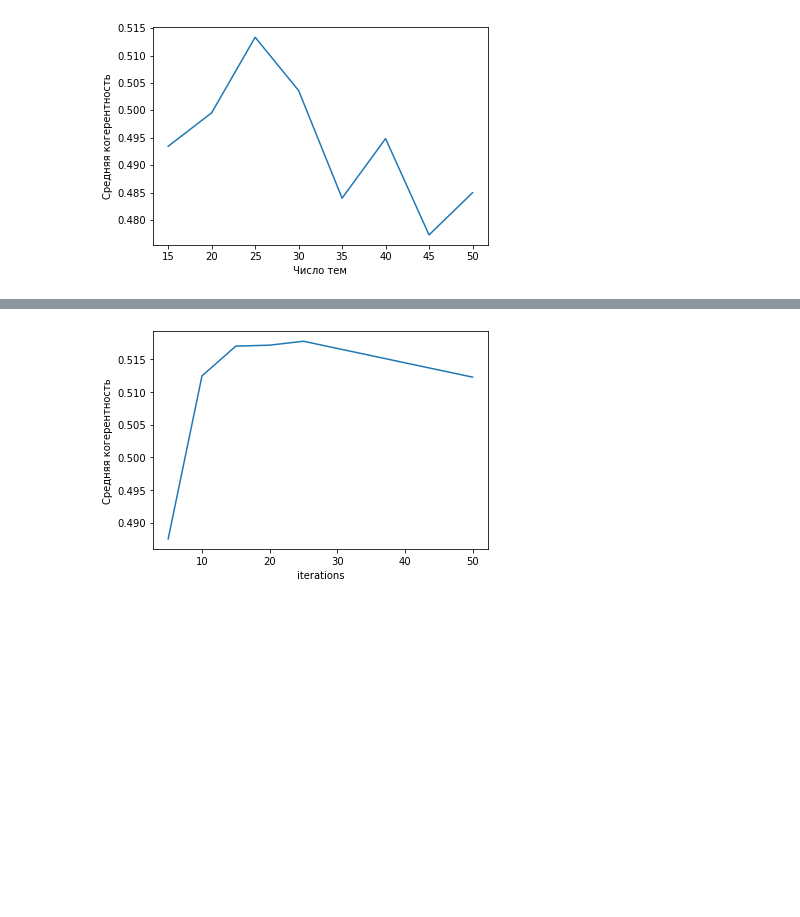
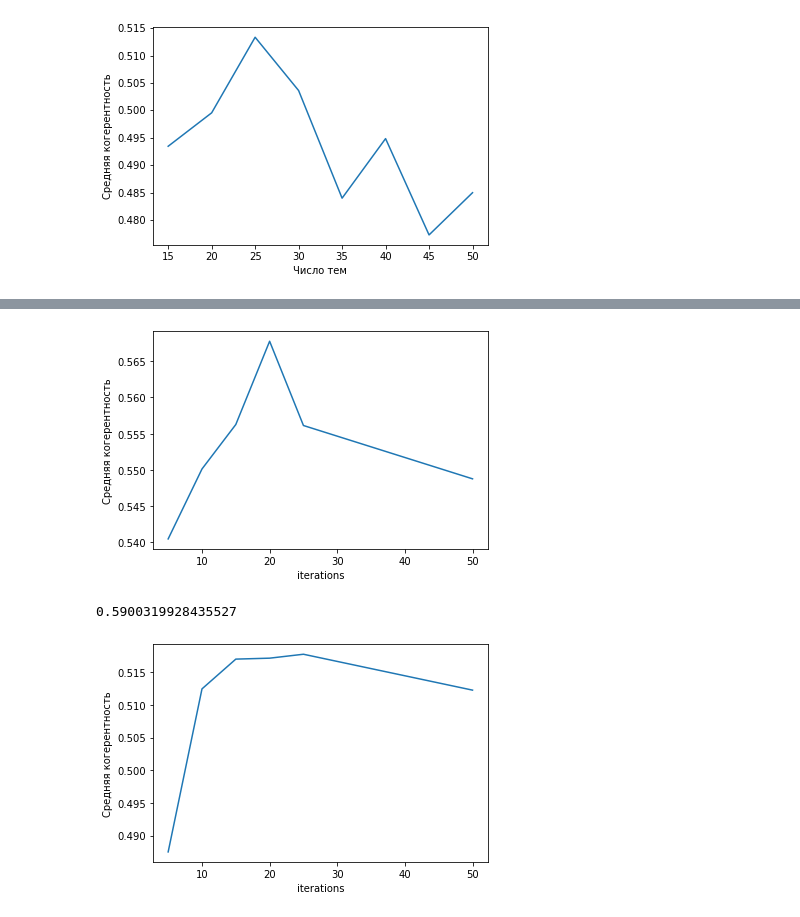
Before and after one commit to mschelushkin/covid-vk, a Jupyter notebook: LDA_model.ipynb, the cells around one changed output, grey strips where cells are left out. Drawn from its saved outputs; the diff is of its cells as text; code cells hidden in the pictures; blank space fills up the shorter version.

```diff
--- a/LDA_model.ipynb
+++ b/LDA_model.ipynb
@@ -183,0 +236,14 @@ plt.show()
+# %%
+coherences = []
+
+for x in tqdm(params['iterations']):
+    lda = LdaMulticore(corpus=corpus, id2word=dictionary, num_topics=best_num_topics, iterations=x, passes=3, random_state=42)
+    coherences.append(CoherenceModel(model=lda, texts=clean_texts.text, dictionary=dictionary, coherence='c_v').get_coherence())
+
+best_iterations = params['iterations'][np.argmax(coherences)]
+plt.plot(params['iterations'], coherences)
+plt.xlabel("iterations")
+plt.ylabel("Средняя когерентность")
+plt.show()t
+# %% [output]
+[figure, added]
@@ -183,0 +254,5 @@ plt.show()
+# %%
+lda = LdaMulticore(corpus=corpus, id2word=dictionary, num_topics=best_num_topics, iterations=10, passes=25, random_state=42)
+CoherenceModel(model=lda, texts=clean_texts.text, dictionary=dictionary, coherence='c_v').get_coherence()
+# %% [output]
+0.5900319928435527
```
Also changed, not shown: parts of 30 cells of this notebook, 58 other files.
